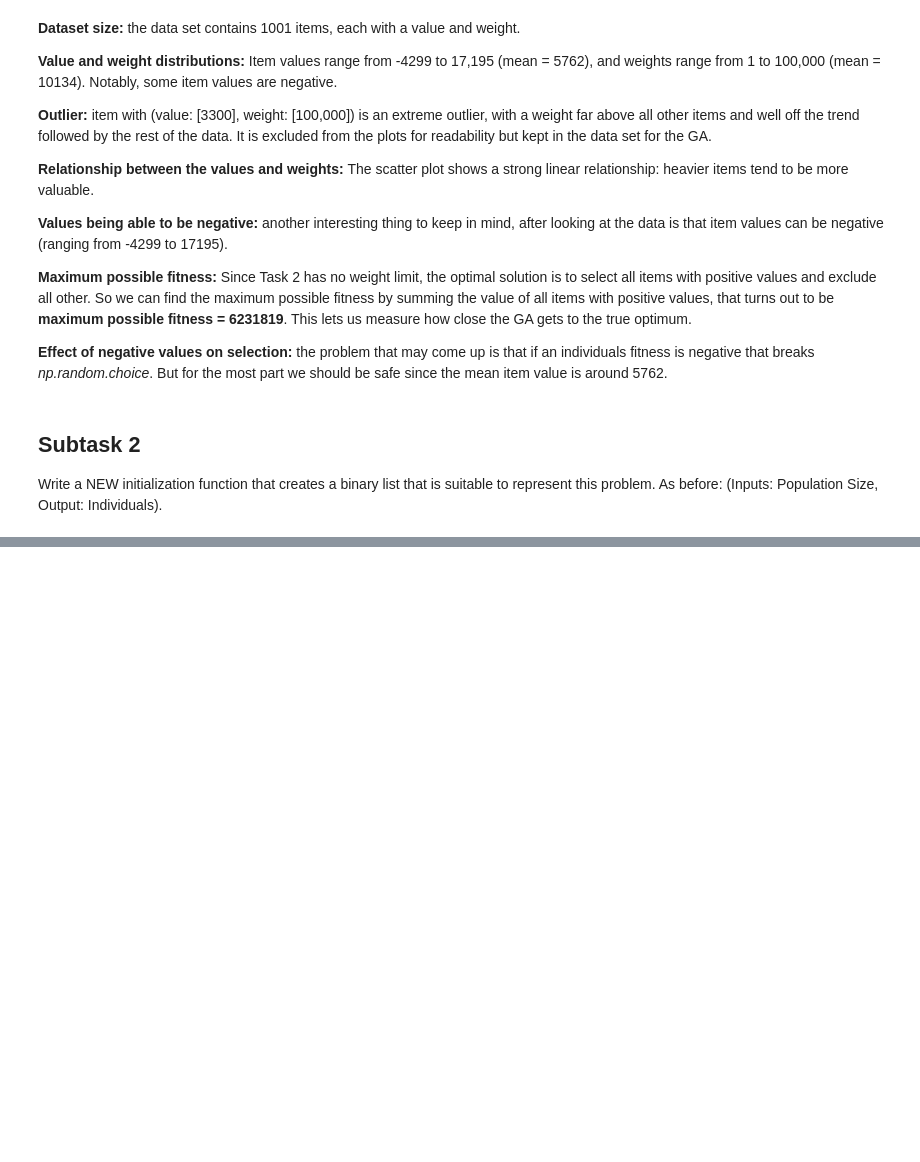
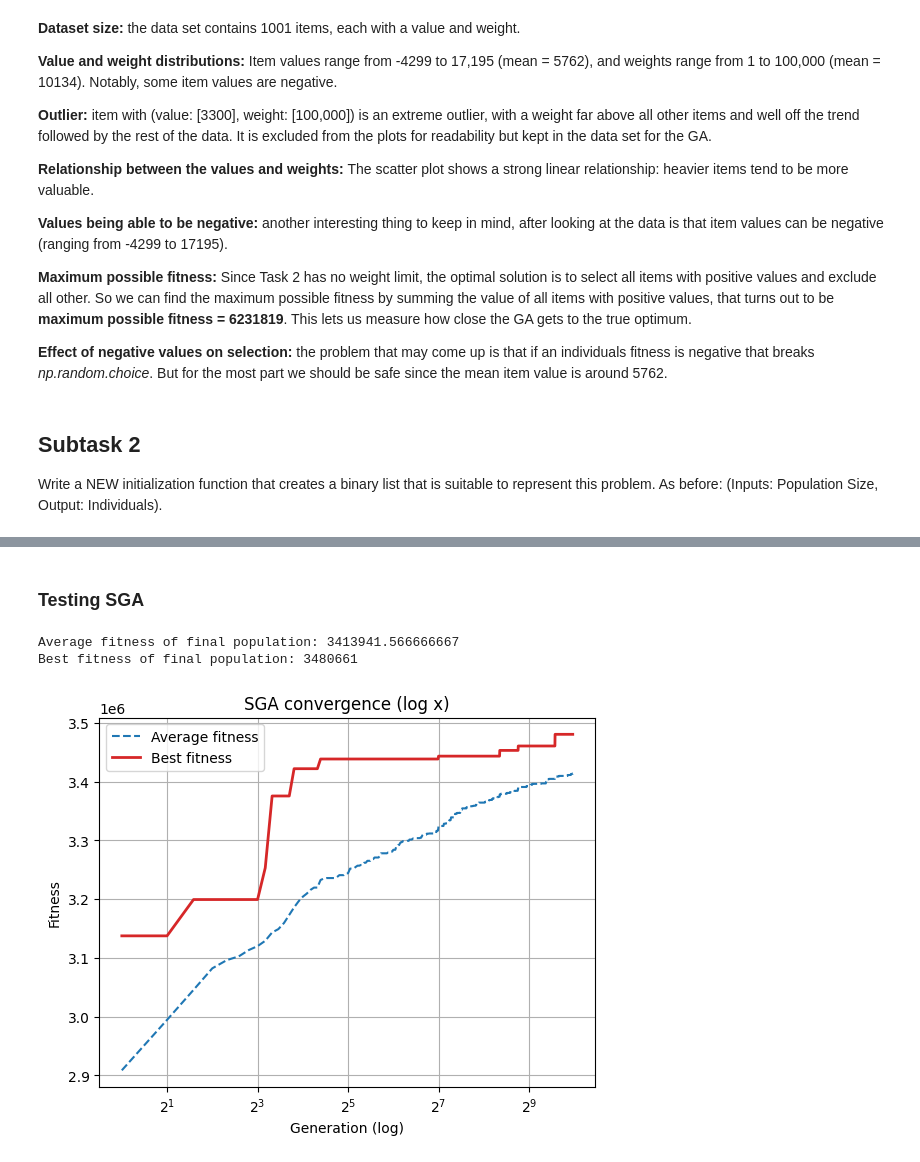
Before and after one commit to kormakursnorra/MachineLearningRepo, a Jupyter notebook: Project2/src/task2.ipynb, the cells around one changed output, grey strips where cells are left out. Drawn from its saved outputs; the diff is of its cells as text; code cells hidden in the pictures; blank space fills up the shorter version.

```diff
--- a/Project2/src/task2.ipynb
+++ b/Project2/src/task2.ipynb
@@ -280,3 +280,23 @@ Maximum fitness:  6231819
 Write a NEW initialization function that creates a binary list that is
 suitable to represent this problem. As before: (Inputs: Population Size,
 Output: Individuals).
+# %%
+# import variables
+# item_values: list of all values
+# item_weights: list of all weights
+
+def initialization_population( pop_size: int, num_bits: int=4  ) -> list[list[int]]:
+    """
+    This function creates the individuals for the population, each having num_bits genes.
+
+    Returns:
+      A list of `pop_size` individuals, each a list of `num_bits` ints (0 or 1).
+
+    Example:
+        >>> initialization_population(pop_size=3, num_bits=4)
+        [[0, 1, 1, 0], [1, 0, 0, 1], [1, 1, 0, 0]]
+    """
+    population = []
+    for _ in range(pop_size):
+        population.append(np.random.randint(0, 2, num_bits, int).tolist())
+    return population
@@ -282,0 +483,56 @@ Output: Individuals).
+# %% [markdown]
+### Testing SGA
+# %%
+def plot_fitness_data( avg_fitness_data: list[float], best_fitness_data: list[float], num_iter: int ):
+    gens = range(1, num_iter + 1)
+
+    plt.plot(gens, avg_fitness_data, color="tab:blue", linestyle="--", label="Average fitness")
+    plt.plot(gens, best_fitness_data, color="tab:red",  linestyle="-",  linewidth=2, label="Best fitness")
+    plt.xscale("log", base=2)
+    plt.xlabel("Generation (log)")
+    plt.ylabel("Fitness")
+    plt.title("SGA convergence (log x)")
+    plt.legend()
+    plt.grid(True)
+    plt.show()
+
+
+def test_SGA(
+    pop_size            = 10,
+    number_iternations  = 100,
+    crossover_prob      = 0.9,
+    mutation_prob       = 0.1,
+    value_list          = None):
+    """
+    Test SGA
+    """
+    if value_list is None:
+        print("value_list missing")
+        return None
+
+    report = simple_genetic_algorithm(
+        pop_size,
+        number_iternations,
+        crossover_prob,
+        mutation_prob,
+        value_list
+    )
+    avg_fitness_data   = report[0]
+    best_fitness_data  = report[1]
+    population         = report[2]
+    population_fitness = report[3]
+
+    print(f"Average fitness of final population: {avg_fitness_data[number_iternations-1]}")
+    print(f"Best fitness of final population: {best_fitness_data[number_iternations-1]}")
+
+    plot_fitness_data( avg_fitness_data, best_fitness_data, number_iternations)
+
+# test with data_31.csv
+#test_SGA(30, 1000, 0.9, 0.1, test_item_values)
+
+# test with data_1001.csv
+test_SGA(30, 1000, 0.5, 0.4, item_values)
+# %% [output]
+Average fitness of final population: 3413941.566666667
+Best fitness of final population: 3480661
+[figure, added]
```
Also changed, not shown: parts of 15 cells of this notebook.
